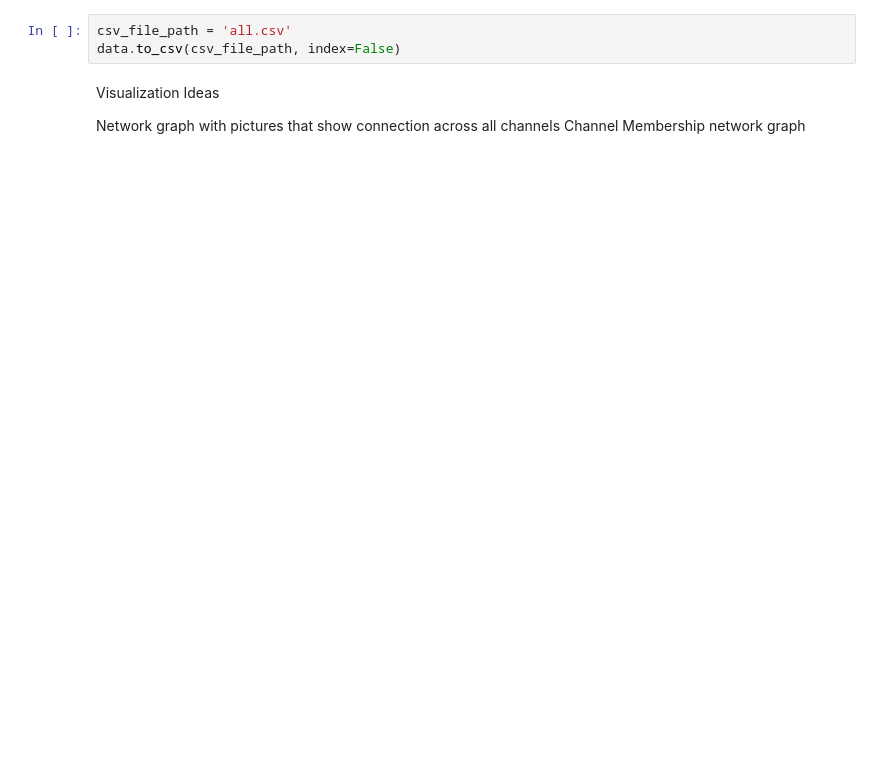
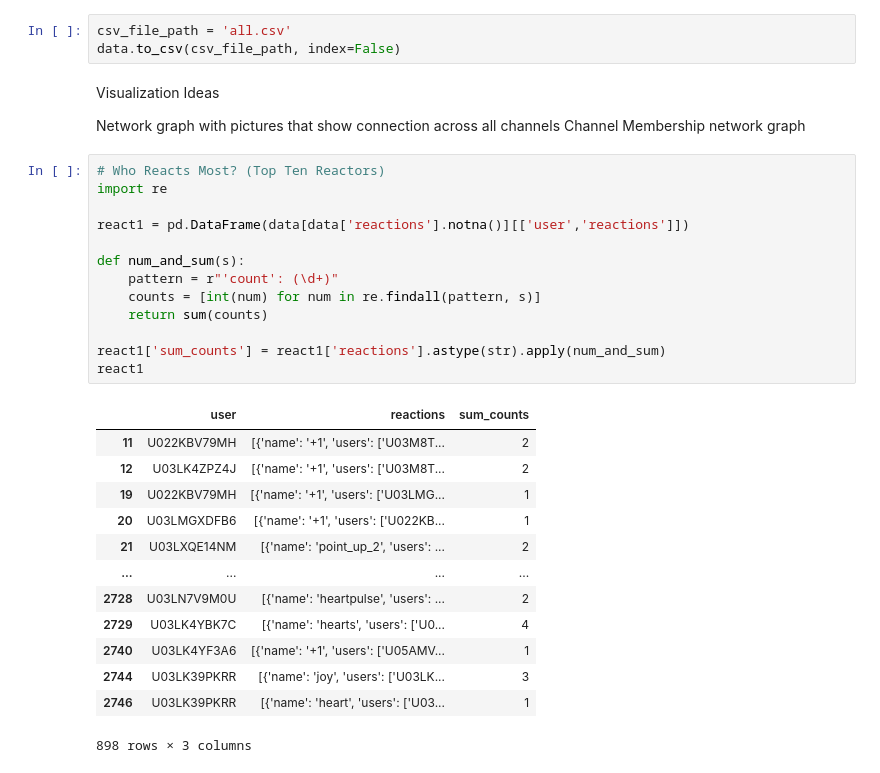
Before and after one commit to bwegr/stat386project, a Jupyter notebook: BlogPosts.ipynb, the cells around one changed output. Drawn from its saved outputs; the diff is of its cells as text; blank space fills up the shorter version.

```diff
--- a/BlogPosts.ipynb
+++ b/BlogPosts.ipynb
@@ -168,3 +151,30 @@ Visualization Ideas
 
 Network graph with pictures that show connection across all channels
 Channel Membership network graph
+# %%
+# Who Reacts Most? (Top Ten Reactors)
+import re
+
+react1 = pd.DataFrame(data[data['reactions'].notna()][['user','reactions']])
+
+def num_and_sum(s):
+    pattern = r"'count': (\d+)"
+    counts = [int(num) for num in re.findall(pattern, s)]
+    return sum(counts)
+
+react1['sum_counts'] = react1['reactions'].astype(str).apply(num_and_sum)
+react1
+# %% [output]
+|  | user | reactions | sum_counts |
+| 11 | U022KBV79MH | [{'name': '+1', 'users': ['U03M8T... | 2 |
+| 12 | U03LK4ZPZ4J | [{'name': '+1', 'users': ['U03M8T... | 2 |
+| 19 | U022KBV79MH | [{'name': '+1', 'users': ['U03LMG... | 1 |
+| 20 | U03LMGXDFB6 | [{'name': '+1', 'users': ['U022KB... | 1 |
+| 21 | U03LXQE14NM | [{'name': 'point_up_2', 'users': ... | 2 |
+| ... | ... | ... | ... |
+| 2728 | U03LN7V9M0U | [{'name': 'heartpulse', 'users': ... | 2 |
+| 2729 | U03LK4YBK7C | [{'name': 'hearts', 'users': ['U0... | 4 |
+| 2740 | U03LK4YF3A6 | [{'name': '+1', 'users': ['U05AMV... | 1 |
+| 2744 | U03LK39PKRR | [{'name': 'joy', 'users': ['U03LK... | 3 |
+| 2746 | U03LK39PKRR | [{'name': 'heart', 'users': ['U03... | 1 |
+898 rows × 3 columns
```
Also changed, not shown: parts of 27 cells of this notebook, 1 other file.
